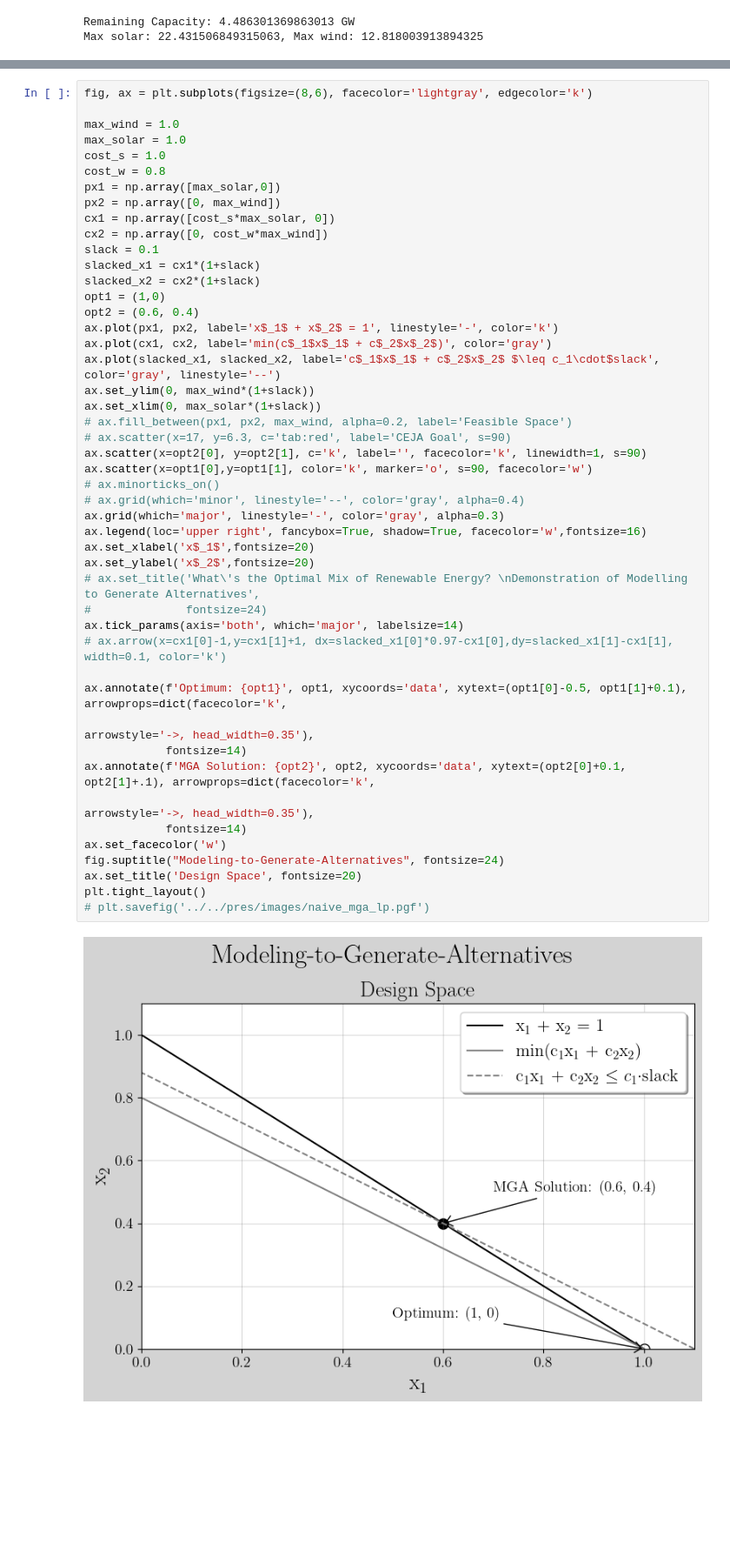
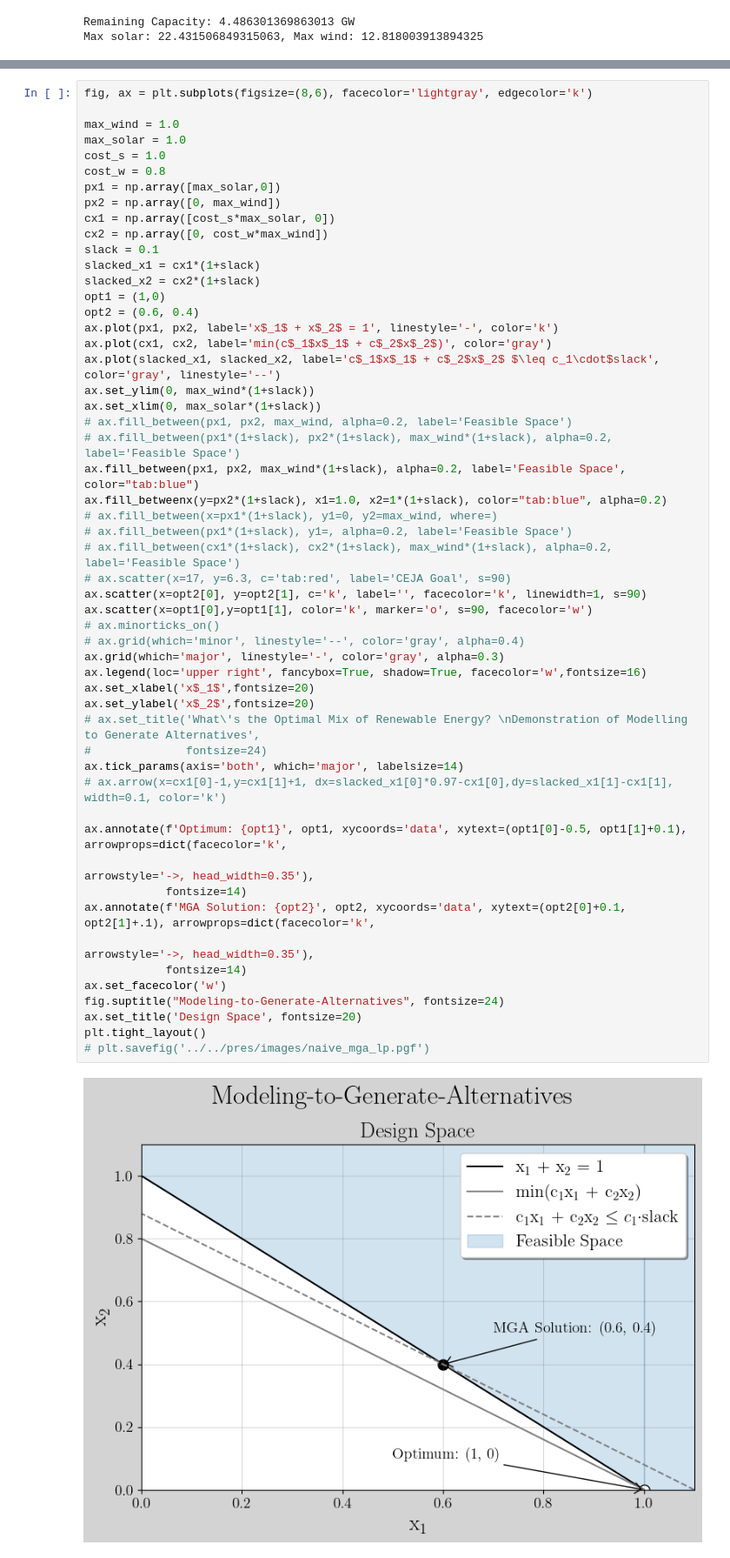
Before and after one commit to arfc/2025-dotson-dissertation, a Jupyter notebook: analysis/pres-plots/standard_mga_esom.ipynb, the cells around one changed output, grey strips where cells are left out. Shown at 87% size. Drawn from its saved outputs; the diff is of its cells as text; blank space fills up the shorter version.

Commit message:
adds script and rule to plot standard mga example

```diff
--- a/analysis/pres-plots/standard_mga_esom.ipynb
+++ b/analysis/pres-plots/standard_mga_esom.ipynb
@@ -107,34 +120,40 @@ ax.plot(cx1, cx2, label='min(c$_1$x$_1$ + c$_2$x$_2$)', color='gray')
 ax.plot(slacked_x1, slacked_x2, label='c$_1$x$_1$ + c$_2$x$_2$ $\leq c_1\cdot$slack', color='gray', linestyle='--')
 ax.set_ylim(0, max_wind*(1+slack))
 ax.set_xlim(0, max_solar*(1+slack))
 # ax.fill_between(px1, px2, max_wind, alpha=0.2, label='Feasible Space')
+# ax.fill_between(px1*(1+slack), px2*(1+slack), max_wind*(1+slack), alpha=0.2, label='Feasible Space')
+ax.fill_between(px1, px2, max_wind*(1+slack), alpha=0.2, label='Feasible Space', color="tab:blue")
+ax.fill_betweenx(y=px2*(1+slack), x1=1.0, x2=1*(1+slack), color="tab:blue", alpha=0.2)
+# ax.fill_between(x=px1*(1+slack), y1=0, y2=max_wind, where=)
+# ax.fill_between(px1*(1+slack), y1=, alpha=0.2, label='Feasible Space')
+# ax.fill_between(cx1*(1+slack), cx2*(1+slack), max_wind*(1+slack), alpha=0.2, label='Feasible Space')
 # ax.scatter(x=17, y=6.3, c='tab:red', label='CEJA Goal', s=90)
 ax.scatter(x=opt2[0], y=opt2[1], c='k', label='', facecolor='k', linewidth=1, s=90)
 ax.scatter(x=opt1[0],y=opt1[1], color='k', marker='o', s=90, facecolor='w')
 # ax.minorticks_on()
 # ax.grid(which='minor', linestyle='--', color='gray', alpha=0.4)
 ax.grid(which='major', linestyle='-', color='gray', alpha=0.3)
 ax.legend(loc='upper right', fancybox=True, shadow=True, facecolor='w',fontsize=16)
 ax.set_xlabel('x$_1$',fontsize=20)
 ax.set_ylabel('x$_2$',fontsize=20)
 # ax.set_title('What\'s the Optimal Mix of Renewable Energy? \nDemonstration of Modelling to Generate Alternatives',
 #              fontsize=24)
 ax.tick_params(axis='both', which='major', labelsize=14)
 # ax.arrow(x=cx1[0]-1,y=cx1[1]+1, dx=slacked_x1[0]*0.97-cx1[0],dy=slacked_x1[1]-cx1[1], width=0.1, color='k')
 
 ax.annotate(f'Optimum: {opt1}', opt1, xycoords='data', xytext=(opt1[0]-0.5, opt1[1]+0.1), arrowprops=dict(facecolor='k',
                                                                                                       arrowstyle='->, head_width=0.35'),
             fontsize=14)
 ax.annotate(f'MGA Solution: {opt2}', opt2, xycoords='data', xytext=(opt2[0]+0.1, opt2[1]+.1), arrowprops=dict(facecolor='k',
                                                                                                       arrowstyle='->, head_width=0.35'),
             fontsize=14)
 ax.set_facecolor('w')
 fig.suptitle("Modeling-to-Generate-Alternatives", fontsize=24)
 ax.set_title('Design Space', fontsize=20)
 plt.tight_layout()
 # plt.savefig('../../pres/images/naive_mga_lp.pgf')
 # %% [output]
-[figure, old version]
+[figure, new version]
 # %%
 def get_line(x_int, y_int, n=1000):
     """
```
Also changed, not shown: parts of 1 cell of this notebook, 6 other files.
